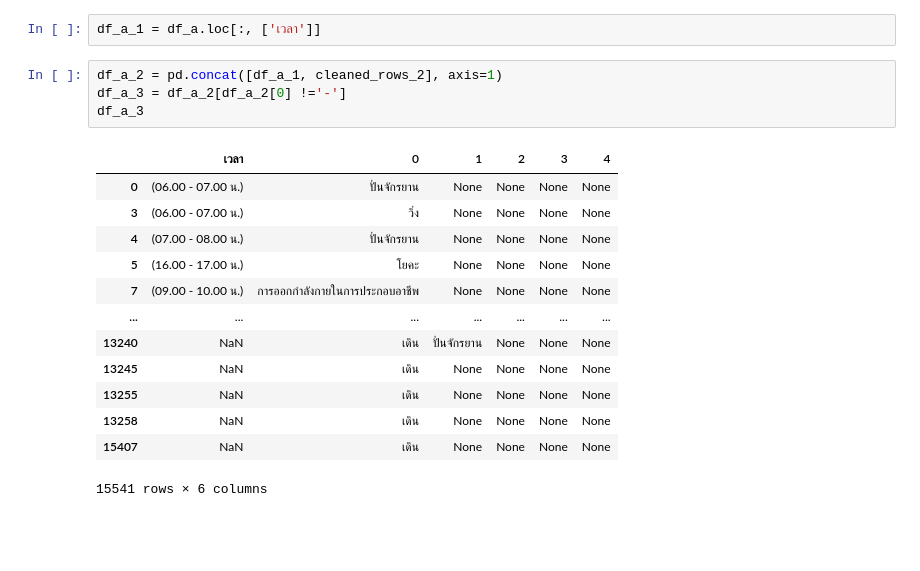
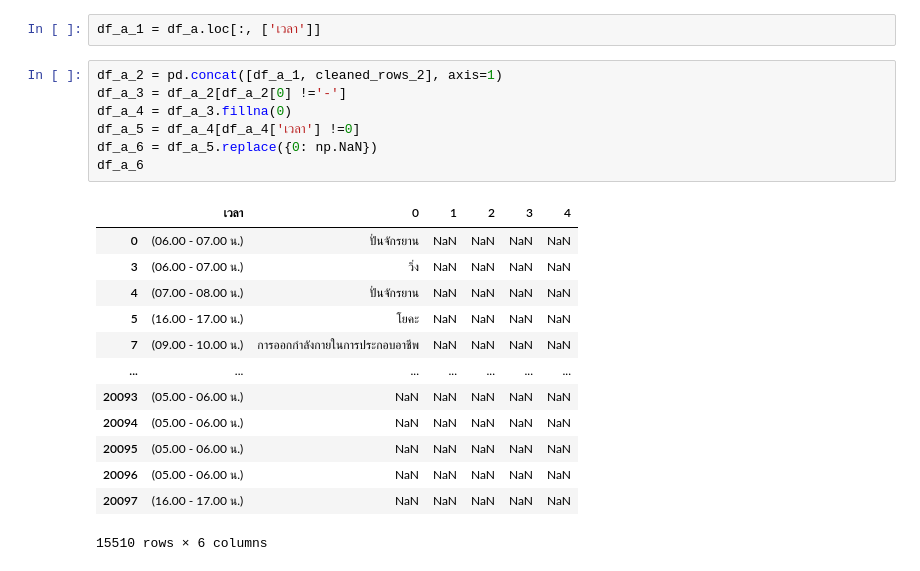
Before and after one commit to Tonry12/BSC_DPDM23, a Jupyter notebook: newasso.ipynb, the cells around one changed output. Cells and saved outputs as stored; diff of their text form; blank space fills up the shorter version.

```diff
--- a/newasso.ipynb
+++ b/newasso.ipynb
@@ -177,18 +177,21 @@ df_a_1 = df_a.loc[:, ['เวลา']]
 # %%
 df_a_2 = pd.concat([df_a_1, cleaned_rows_2], axis=1)
 df_a_3 = df_a_2[df_a_2[0] !='-']
-df_a_3
+df_a_4 = df_a_3.fillna(0)
+df_a_5 = df_a_4[df_a_4['เวลา'] !=0]
+df_a_6 = df_a_5.replace({0: np.NaN})
+df_a_6
 # %% [output]
 |  | เวลา | 0 | 1 | 2 | 3 | 4 |
-| 0 | (06.00 - 07.00 น.) | ปั่นจักรยาน | None | None | None | None |
-| 3 | (06.00 - 07.00 น.) | วิ่ง | None | None | None | None |
-| 4 | (07.00 - 08.00 น.) | ปั่นจักรยาน | None | None | None | None |
-| 5 | (16.00 - 17.00 น.) | โยคะ | None | None | None | None |
-| 7 | (09.00 - 10.00 น.) | การออกกำลังกายในการประกอบอาชีพ | None | None | None | None |
+| 0 | (06.00 - 07.00 น.) | ปั่นจักรยาน | NaN | NaN | NaN | NaN |
+| 3 | (06.00 - 07.00 น.) | วิ่ง | NaN | NaN | NaN | NaN |
+| 4 | (07.00 - 08.00 น.) | ปั่นจักรยาน | NaN | NaN | NaN | NaN |
+| 5 | (16.00 - 17.00 น.) | โยคะ | NaN | NaN | NaN | NaN |
+| 7 | (09.00 - 10.00 น.) | การออกกำลังกายในการประกอบอาชีพ | NaN | NaN | NaN | NaN |
 | ... | ... | ... | ... | ... | ... | ... |
-| 13240 | NaN | เดิน | ปั่นจักรยาน | None | None | None |
-| 13245 | NaN | เดิน | None | None | None | None |
-| 13255 | NaN | เดิน | None | None | None | None |
-| 13258 | NaN | เดิน | None | None | None | None |
-| 15407 | NaN | เดิน | None | None | None | None |
+| 20093 | (05.00 - 06.00 น.) | NaN | NaN | NaN | NaN | NaN |
+| 20094 | (05.00 - 06.00 น.) | NaN | NaN | NaN | NaN | NaN |
+| 20095 | (05.00 - 06.00 น.) | NaN | NaN | NaN | NaN | NaN |
+| 20096 | (05.00 - 06.00 น.) | NaN | NaN | NaN | NaN | NaN |
+| 20097 | (16.00 - 17.00 น.) | NaN | NaN | NaN | NaN | NaN |
-15541 rows × 6 columns
+15510 rows × 6 columns
```
Also changed, not shown: parts of 3 cells of this notebook.
